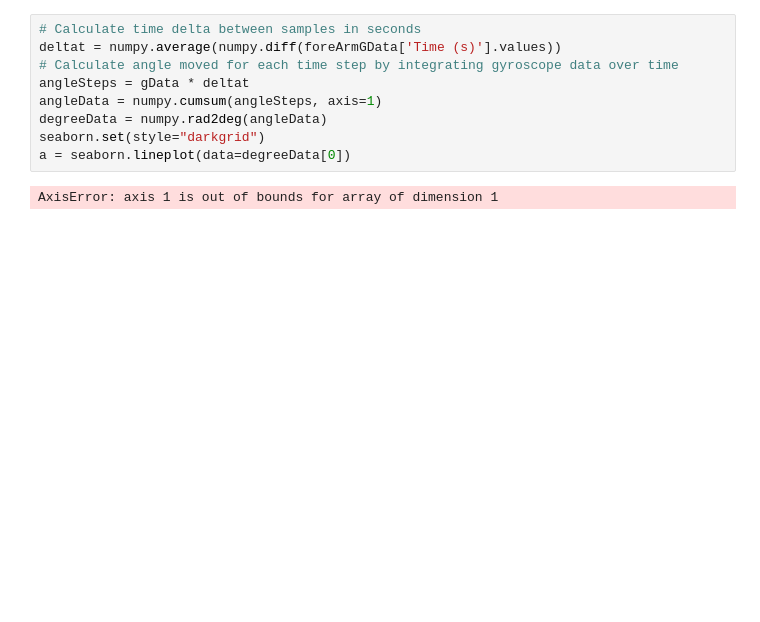
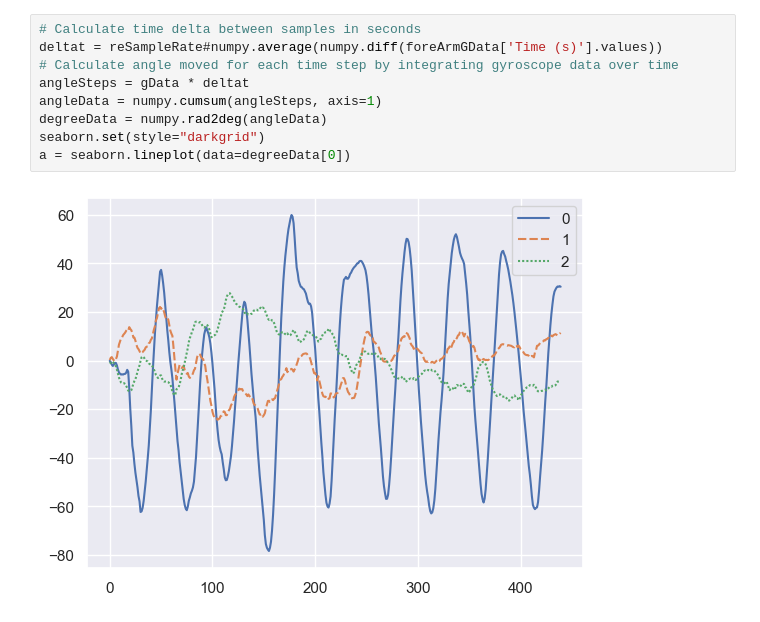
Before and after one commit to alejandromango/IMU-Analysis, a Jupyter notebook: SingleIMUGyrAngleSmarter.ipynb, the cells around one changed output. Drawn from its saved outputs; the diff is of its cells as text; blank space fills up the shorter version.

```diff
--- a/SingleIMUGyrAngleSmarter.ipynb
+++ b/SingleIMUGyrAngleSmarter.ipynb
@@ -48,14 +64,14 @@ Deprecated in NumPy 1.20; for more details and guidance: https://numpy.org/devdo
 # %%
 # Calculate time delta between samples in seconds
-deltat = numpy.average(numpy.diff(foreArmGData['Time (s)'].values))
+deltat = reSampleRate#numpy.average(numpy.diff(foreArmGData['Time (s)'].values))
 # Calculate angle moved for each time step by integrating gyroscope data over time
 angleSteps = gData * deltat
 angleData = numpy.cumsum(angleSteps, axis=1)
 degreeData = numpy.rad2deg(angleData)
 seaborn.set(style="darkgrid")
 a = seaborn.lineplot(data=degreeData[0])
 # %% [output]
-AxisError: axis 1 is out of bounds for array of dimension 1
+[figure, added]
 # %%
 
 b = seaborn.lineplot(data=degreeData[1])
```
Also changed, not shown: parts of 7 cells of this notebook.
